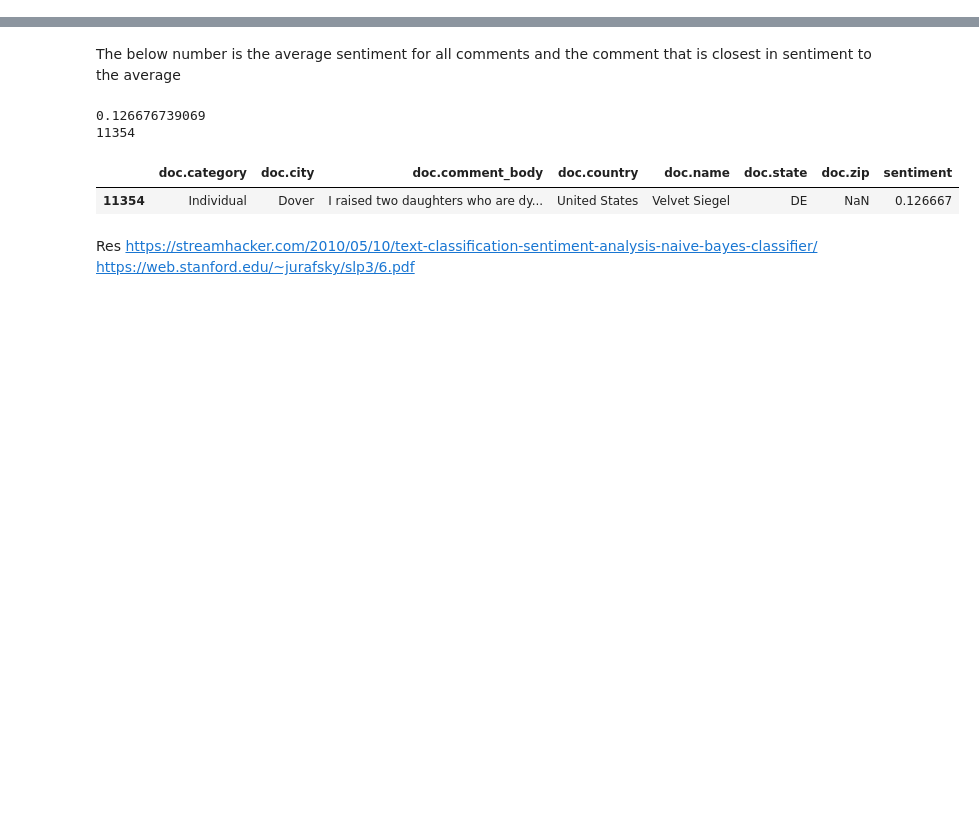
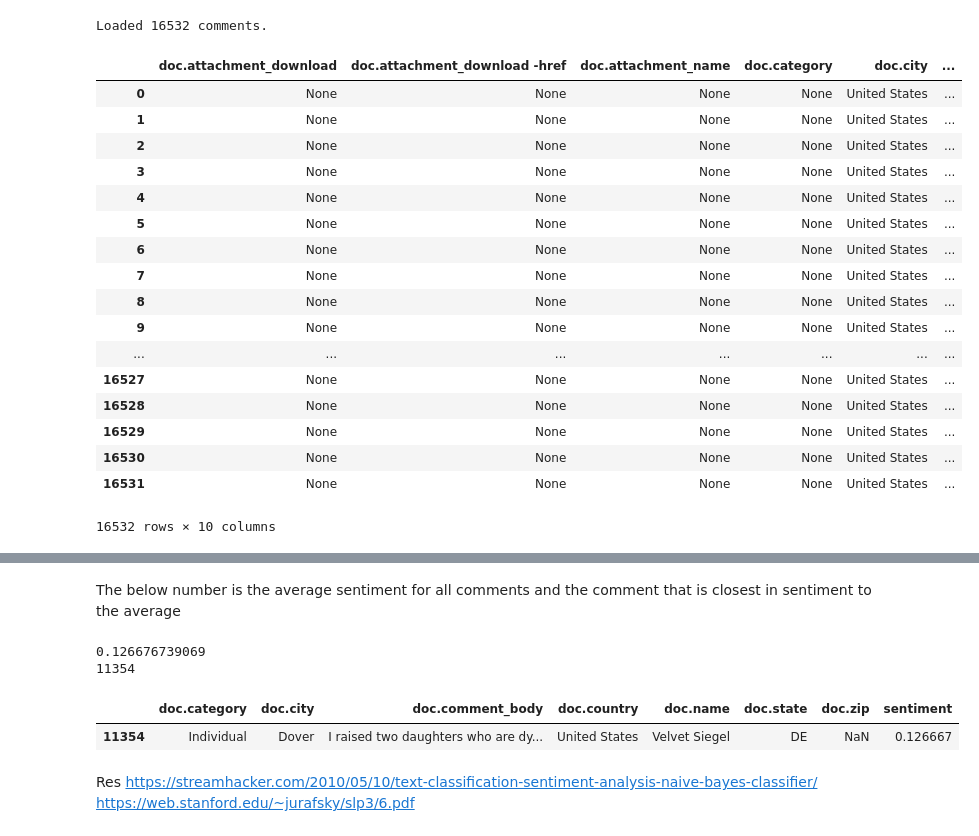
Before and after one commit to Nishnha/Title-IX-Call-for-Comments-Analysis, a Jupyter notebook: Title IX Sentiment Analysis.ipynb, the cells around one changed output, grey strips where cells are left out. Saved outputs shown, nothing was run; the diff lists cells and outputs as text; code cells hidden in the pictures; blank space fills up the shorter version.

```diff
--- a/Title IX Sentiment Analysis.ipynb
+++ b/Title IX Sentiment Analysis.ipynb
@@ -46 +6,26 @@ data.loc[:]
+# %%
+data = pandas.read_json('./data/comments_cleaned.json', orient='records', dtype='false')
+# %%
+print("Loaded %d comments." % len(data))
+display(data)
+# %% [output]
+Loaded 16532 comments.
+|  | doc.attachment_download | doc.attachment_download -href | doc.attachment_name | doc.category | doc.city | ... |
+| 0 | None | None | None | None | United States | ... |
+| 1 | None | None | None | None | United States | ... |
+| 2 | None | None | None | None | United States | ... |
+| 3 | None | None | None | None | United States | ... |
+| 4 | None | None | None | None | United States | ... |
+| 5 | None | None | None | None | United States | ... |
+| 6 | None | None | None | None | United States | ... |
+| 7 | None | None | None | None | United States | ... |
+| 8 | None | None | None | None | United States | ... |
+| 9 | None | None | None | None | United States | ... |
+| ... | ... | ... | ... | ... | ... | ... |
+| 16527 | None | None | None | None | United States | ... |
+| 16528 | None | None | None | None | United States | ... |
+| 16529 | None | None | None | None | United States | ... |
+| 16530 | None | None | None | None | United States | ... |
+| 16531 | None | None | None | None | United States | ... |
+16532 rows × 10 columns
 # %%
```
Also changed, not shown: parts of 5 cells of this notebook, 1 other file.
